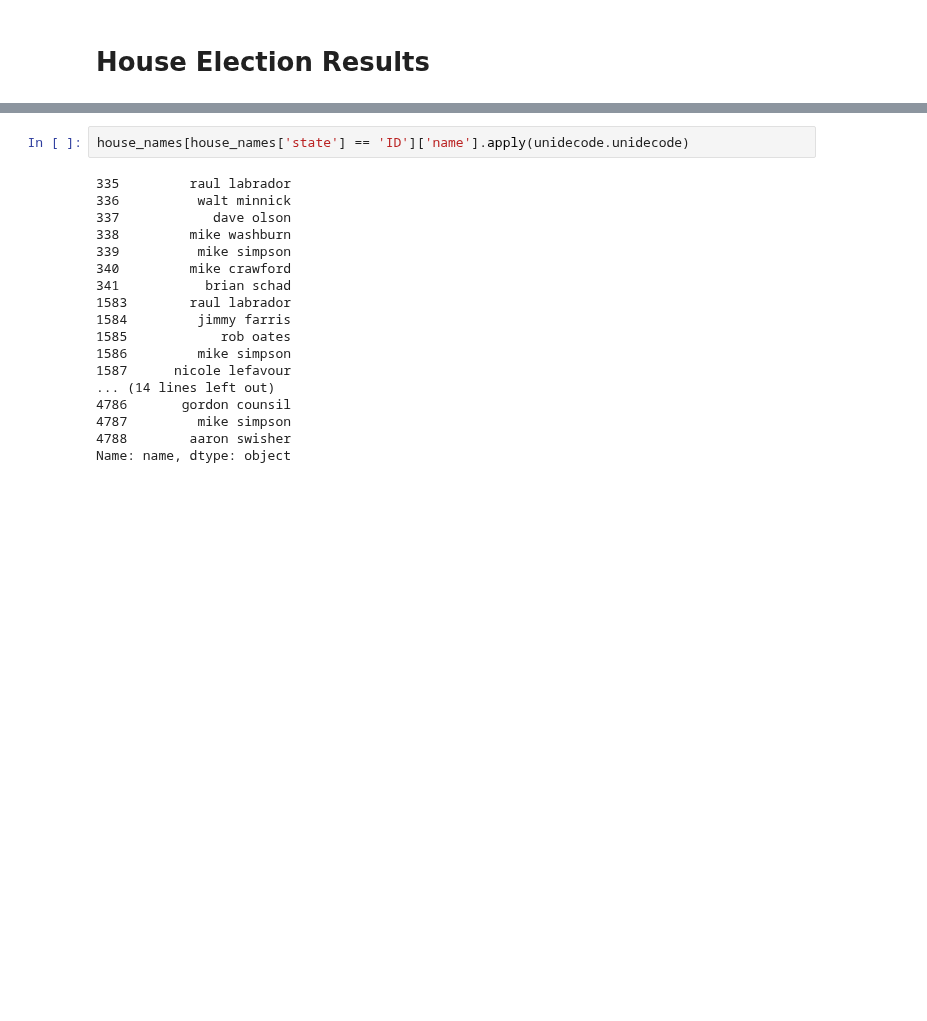
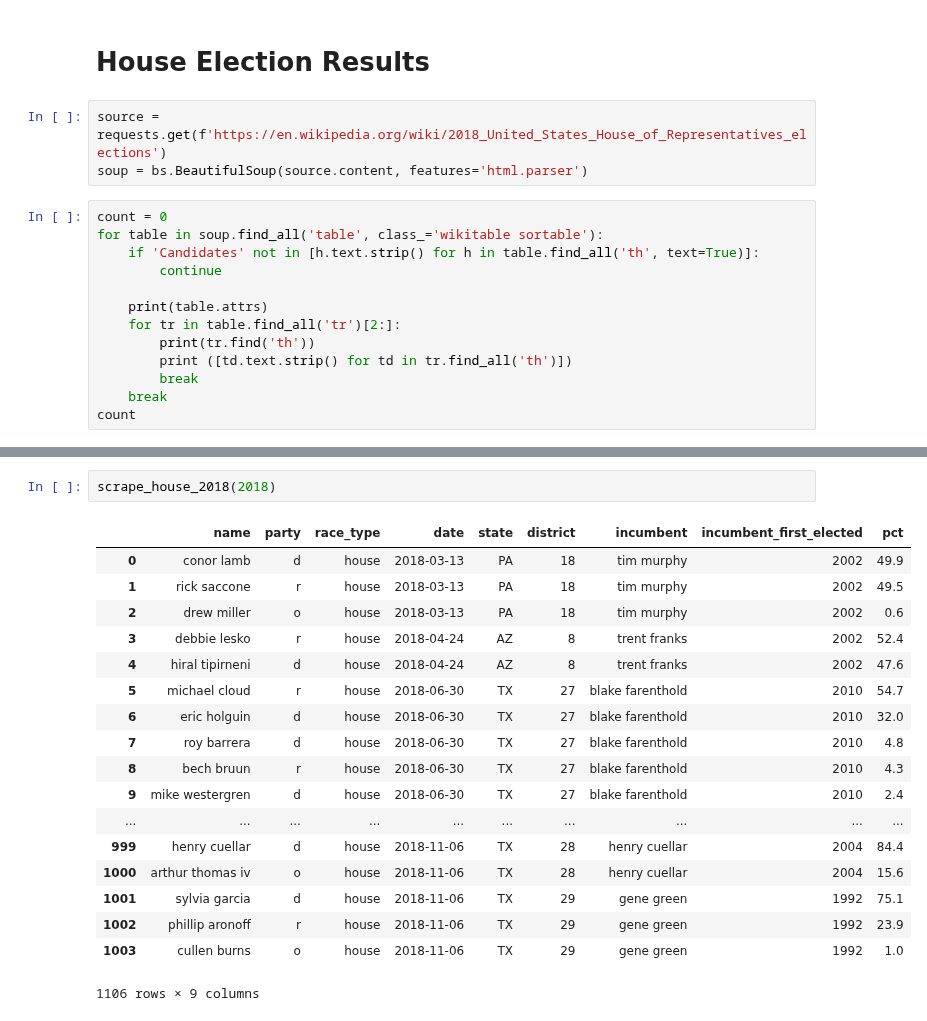
Before and after one commit to Nlorio/election-forecast, a Jupyter notebook: notebooks/1-preprocessing/new_scrape_house.ipynb, the cells around one changed output, grey strips where cells are left out. Saved outputs shown, nothing was run; the diff lists cells and outputs as text; blank space fills up the shorter version.

Commit message:
finally finished house 2018...

```diff
--- a/notebooks/1-preprocessing/new_scrape_house.ipynb
+++ b/notebooks/1-preprocessing/new_scrape_house.ipynb
@@ -263,3 +265,19 @@ dtype: int64
 house_names.to_csv(DATA_DIR/'cleaned'/'candidate_parties_house.csv', index=False)
 # %% [markdown]
 # House Election Results
+# %%
+source = requests.get(f'https://en.wikipedia.org/wiki/2018_United_States_House_of_Representatives_elections')
+soup = bs.BeautifulSoup(source.content, features='html.parser')
+# %%
+count = 0
+for table in soup.find_all('table', class_='wikitable sortable'):
+    if 'Candidates' not in [h.text.strip() for h in table.find_all('th', text=True)]:
+        continue
+
+    print(table.attrs)
+    for tr in table.find_all('tr')[2:]:
+        print(tr.find('th'))
+        print ([td.text.strip() for td in tr.find_all('th')])
+        break
+    break
+count
@@ -326,23 +407,24 @@ def scrape_house_2018(year):
     df.loc[df['party'].isnull(), 'party'] = 'o'
 
     return df
-# %%
-house_names[house_names['state'] == 'ID']['name'].apply(unidecode.unidecode)
-# %% [output]
-335         raul labrador
-336          walt minnick
-337            dave olson
-338         mike washburn
-339          mike simpson
-340         mike crawford
-341           brian schad
-1583        raul labrador
-1584         jimmy farris
-1585            rob oates
-1586         mike simpson
-1587      nicole lefavour
-... (14 lines left out)
-4786       gordon counsil
-4787         mike simpson
-4788        aaron swisher
-Name: name, dtype: object
+# %%
+scrape_house_2018(2018)
+# %% [output]
+|  | name | party | race_type | date | state | district | incumbent | incumbent_first_elected | pct |
+| 0 | conor lamb | d | house | 2018-03-13 | PA | 18 | tim murphy | 2002 | 49.9 |
+| 1 | rick saccone | r | house | 2018-03-13 | PA | 18 | tim murphy | 2002 | 49.5 |
+| 2 | drew miller | o | house | 2018-03-13 | PA | 18 | tim murphy | 2002 | 0.6 |
+| 3 | debbie lesko | r | house | 2018-04-24 | AZ | 8 | trent franks | 2002 | 52.4 |
+| 4 | hiral tipirneni | d | house | 2018-04-24 | AZ | 8 | trent franks | 2002 | 47.6 |
+| 5 | michael cloud | r | house | 2018-06-30 | TX | 27 | blake farenthold | 2010 | 54.7 |
+| 6 | eric holguin | d | house | 2018-06-30 | TX | 27 | blake farenthold | 2010 | 32.0 |
+| 7 | roy barrera | d | house | 2018-06-30 | TX | 27 | blake farenthold | 2010 | 4.8 |
+| 8 | bech bruun | r | house | 2018-06-30 | TX | 27 | blake farenthold | 2010 | 4.3 |
+| 9 | mike westergren | d | house | 2018-06-30 | TX | 27 | blake farenthold | 2010 | 2.4 |
+| ... | ... | ... | ... | ... | ... | ... | ... | ... | ... |
+| 999 | henry cuellar | d | house | 2018-11-06 | TX | 28 | henry cuellar | 2004 | 84.4 |
+| 1000 | arthur thomas iv | o | house | 2018-11-06 | TX | 28 | henry cuellar | 2004 | 15.6 |
+| 1001 | sylvia garcia | d | house | 2018-11-06 | TX | 29 | gene green | 1992 | 75.1 |
+| 1002 | phillip aronoff | r | house | 2018-11-06 | TX | 29 | gene green | 1992 | 23.9 |
+| 1003 | cullen burns | o | house | 2018-11-06 | TX | 29 | gene green | 1992 | 1.0 |
+1106 rows × 9 columns
```
Also changed, not shown: parts of 3 cells of this notebook.
